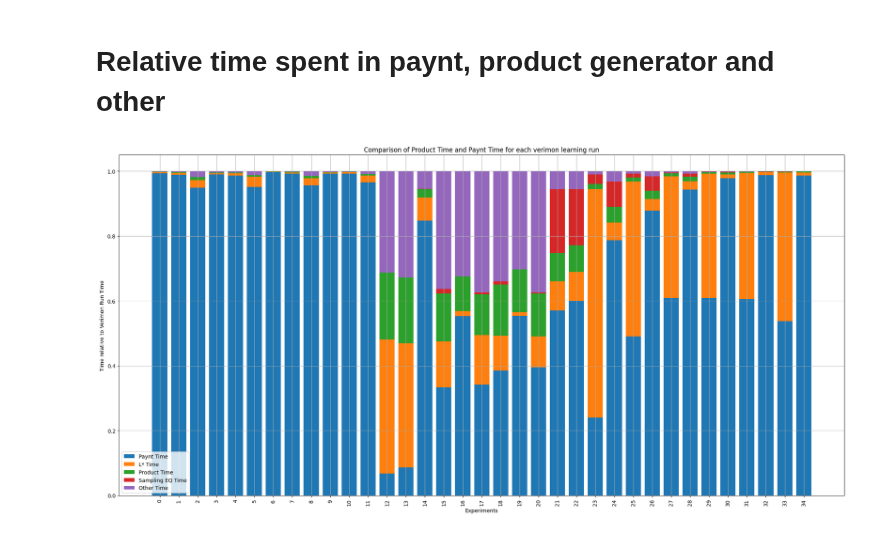
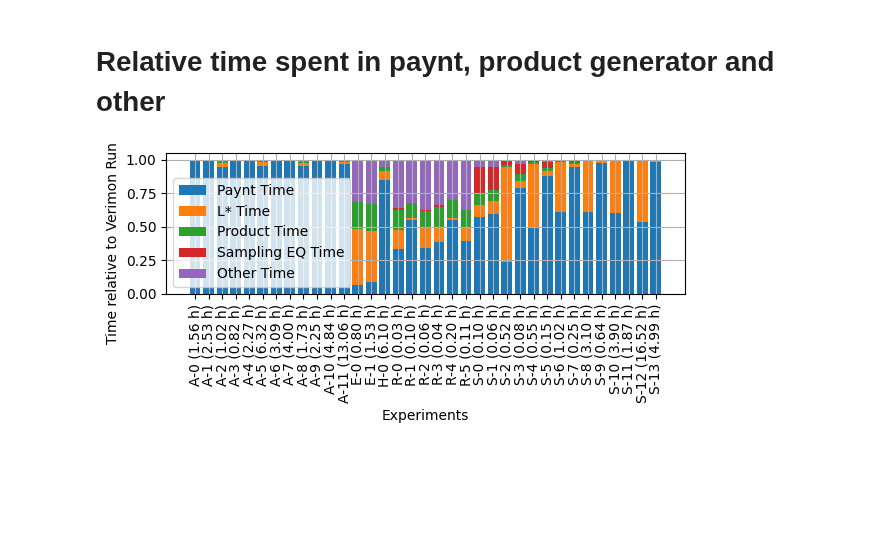
Before and after one commit to lukovdm/monitor-conformence, a Jupyter notebook: notebooks/Analysis.ipynb, the cells around one changed output. Cells and saved outputs as stored; diff of their text form; code cells hidden in the pictures; blank space fills up the shorter version.

```diff
--- a/notebooks/Analysis.ipynb
+++ b/notebooks/Analysis.ipynb
@@ -418,9 +423,12 @@ if experiments_in_legends:
         for data in filtered_data
     ]
 else:
-    experiment_names = list(map(str, range(len(filtered_data))))
+    experiment_names = [
+        f"({data['time']['total']/(60*60):.2f} h) {data['experiment']['short_name']}"
+        for data in filtered_data
+    ]
 
-plt.figure(figsize=(20, 10))
+plt.figure(figsize=(6, 3))
 index = range(len(filtered_data))
 bottom = np.zeros(len(filtered_data))
 
@@ -429,35 +437,34 @@ plt.bar(index, paynt_times, label="Paynt Time")
 bottom += paynt_times
 plt.bar(index, lstar_times, bottom=bottom, label="L* Time")
 bottom += lstar_times
 plt.bar(index, product_times, bottom=bottom, label="Product Time")
 bottom += product_times
 plt.bar(
     index,
     eq_times,
     bottom=bottom,
     label="Sampling EQ Time",
 )
 bottom += eq_times
 plt.bar(
     index,
     other_times,
     bottom=bottom,
     label="Other Time",
 )
 
 plt.xlabel("Experiments")
 plt.ylabel("Time relative to Verimon Run Time")
-plt.title("Comparison of Product Time and Paynt Time for each verimon learning run")
 plt.xticks(index, experiment_names, rotation=90)
 plt.legend()
 
 plt.tight_layout()
 plt.grid()
 if save_figures:
     plt.savefig(f"{save_path}/verimon_times.pgf", bbox_inches="tight")
 plt.show()
 # %% [output]
-[figure, old version]
+[figure, new version]
 # %%
 from verimon.analysis import runtime_from_logs
 
```
Also changed, not shown: parts of 7 cells of this notebook, 10 other files.
